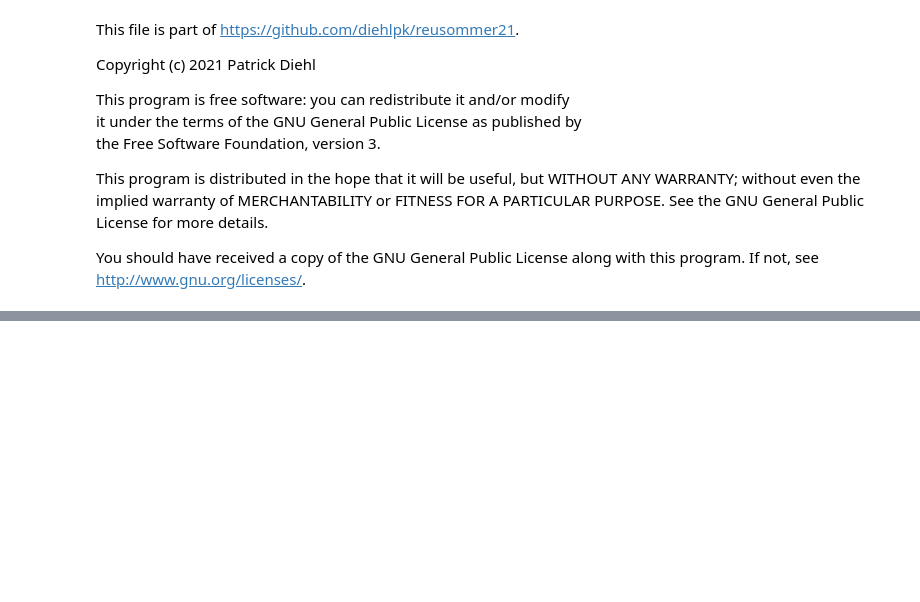
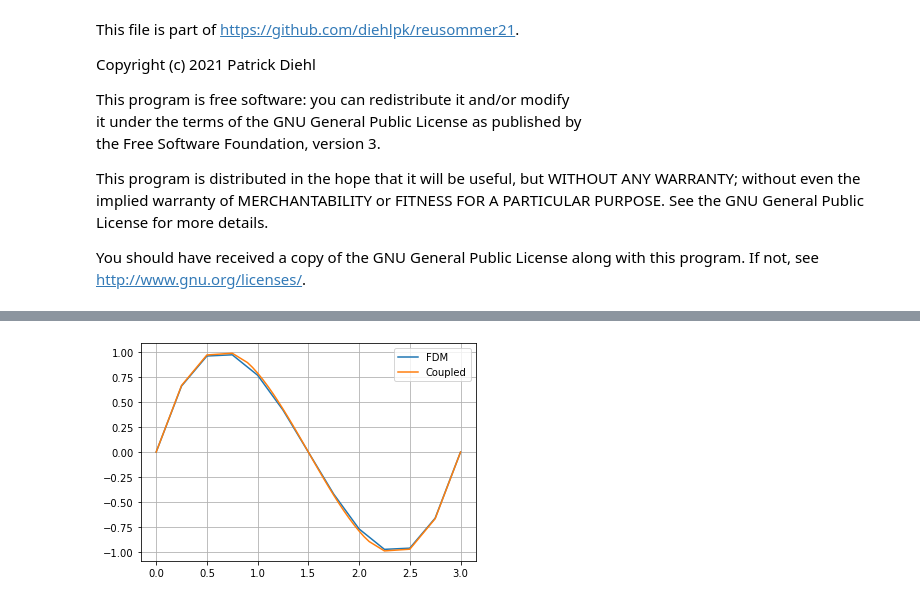
Before and after one commit to diehlpk/reusommer21, a Jupyter notebook: MDCM-Adaptive-endpoint.ipynb, the cells around one changed output, grey strips where cells are left out. Cells and saved outputs as stored; diff of their text form; code cells hidden in the pictures; blank space fills up the shorter version.

```diff
--- a/MDCM-Adaptive-endpoint.ipynb
+++ b/MDCM-Adaptive-endpoint.ipynb
@@ -217,0 +203,2 @@ plt.grid()
+# %%
+xAll = np.concatenate([x1,x2,x3])
@@ -217,0 +213,19 @@ plt.grid()
+# %%
+forceFD = forceFull(len(xFull),xFull)
+MFD = FDM(len(xFull),hFD)
+
+uFDM = solve(MFD,forceFD)
+
+forceCoupled = forceCoupling(len(xAll),xAll)
+
+forceCoupled[nFD-1] = 0
+forceCoupled[nFD] = 0
+forceCoupled[nFD+1] = 0
+
+forceCoupled[nFD+n+2] = 0
+forceCoupled[nFD+n+3] = 0
+forceCoupled[nFD+n+4] = 0
+
+MCoupling = CouplingMDCM(n,h,nFD,hFD,x1,x2,x3)
+np.savetxt("m.csv", MCoupling, delimiter=",")
+uCoupled = solve(MCoupling,forceCoupled)
@@ -217,0 +242,12 @@ plt.grid()
+# %%
+xSlice = np.concatenate([xAll[0:nFD-1],xAll[nFD:nFD+n+4],xAll[nFD+n+5:]])
+# %%
+uSlice = np.concatenate([uCoupled[0:nFD-1],uCoupled[nFD:nFD+n+4],uCoupled[nFD+n+5:]])
+# %%
+plt.plot(xFull,uFDM,label="FDM")
+plt.plot(xSlice,uSlice,label="Coupled")
+plt.grid()
+plt.legend()
+plt.savefig("DCM-adative-endpoint-"+str(example).lower()+".pdf")
+# %% [output]
+[figure, added]
```
Also changed, not shown: parts of 13 cells of this notebook, 1 other file.
